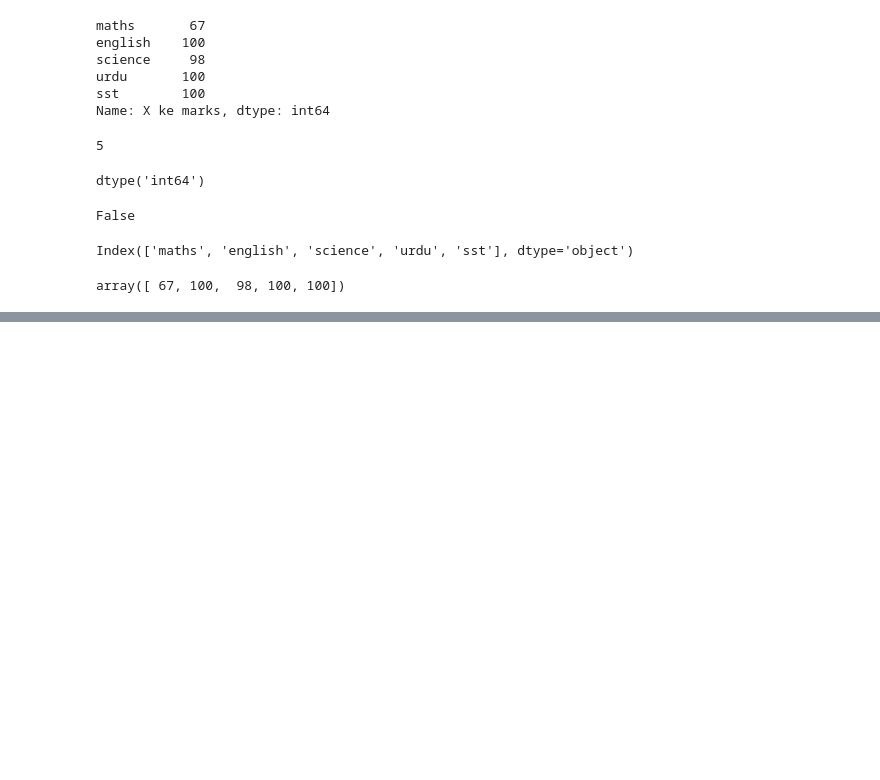
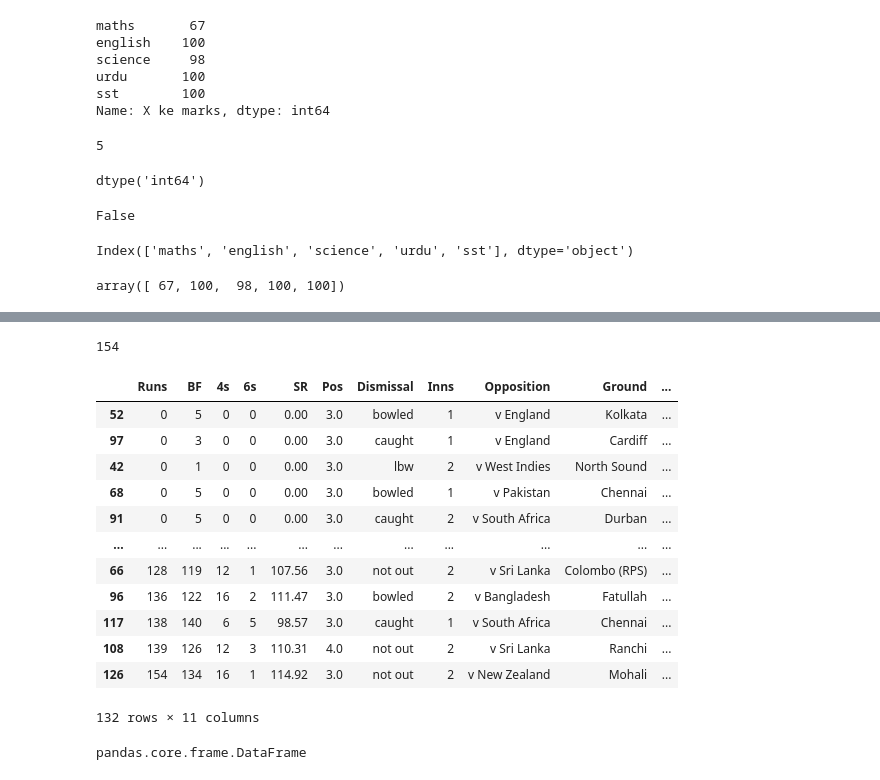
Before and after one commit to muffakiribnhamid/Campus-X-DS, a Jupyter notebook: sessions/week-6/Pandas1.ipynb, the cells around one changed output, grey strips where cells are left out. Cells and saved outputs as stored; diff of their text form; code cells hidden in the pictures; blank space fills up the shorter version.

Commit message:
Pandas

```diff
--- a/sessions/week-6/Pandas1.ipynb
+++ b/sessions/week-6/Pandas1.ipynb
@@ -119,0 +220,4 @@ ValueError: No axis named model for object type DataFrame
+# %%
+vk = pd.read_csv("vk.csv").squeeze()
+x = vk.iloc[0]
+x
@@ -119,0 +237,23 @@ ValueError: No axis named model for object type DataFrame
+# %%
+#sort values -> temporary change btw
+vk.sort_values(by="Runs",ascending=False).head(1).values[0][0]
+# %% [output]
+154
+# %%
+vk.sort_values(by="Runs",inplace=True)
+# %%
+vk
+# %% [output]
+|  | Runs | BF | 4s | 6s | SR | Pos | Dismissal | Inns | Opposition | Ground | ... |
+| 52 | 0 | 5 | 0 | 0 | 0.00 | 3.0 | bowled | 1 | v England | Kolkata | ... |
+| 97 | 0 | 3 | 0 | 0 | 0.00 | 3.0 | caught | 1 | v England | Cardiff | ... |
+| 42 | 0 | 1 | 0 | 0 | 0.00 | 3.0 | lbw | 2 | v West Indies | North Sound | ... |
+| 68 | 0 | 5 | 0 | 0 | 0.00 | 3.0 | bowled | 1 | v Pakistan | Chennai | ... |
+| 91 | 0 | 5 | 0 | 0 | 0.00 | 3.0 | caught | 2 | v South Africa | Durban | ... |
+| ... | ... | ... | ... | ... | ... | ... | ... | ... | ... | ... | ... |
+| 66 | 128 | 119 | 12 | 1 | 107.56 | 3.0 | not out | 2 | v Sri Lanka | Colombo (RPS) | ... |
+| 96 | 136 | 122 | 16 | 2 | 111.47 | 3.0 | bowled | 2 | v Bangladesh | Fatullah | ... |
+| 117 | 138 | 140 | 6 | 5 | 98.57 | 3.0 | caught | 1 | v South Africa | Chennai | ... |
+| 108 | 139 | 126 | 12 | 3 | 110.31 | 4.0 | not out | 2 | v Sri Lanka | Ranchi | ... |
+| 126 | 154 | 134 | 16 | 1 | 114.92 | 3.0 | not out | 2 | v New Zealand | Mohali | ... |
+132 rows × 11 columns
@@ -119,0 +266,6 @@ ValueError: No axis named model for object type DataFrame
+# %%
+#count
+
+type(vk)
+# %% [output]
+pandas.core.frame.DataFrame
```
Also changed, not shown: parts of 14 cells of this notebook, 4 other files.
